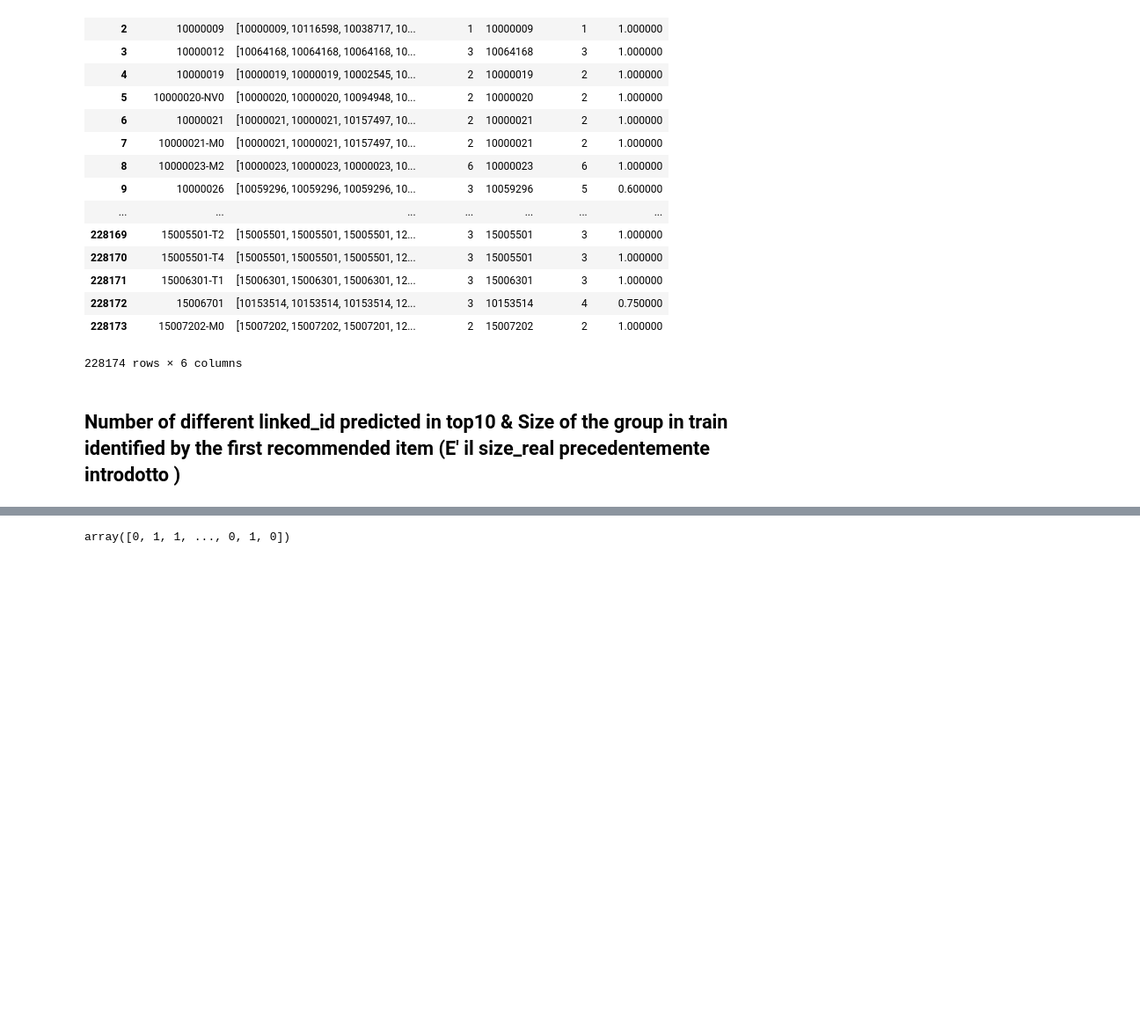
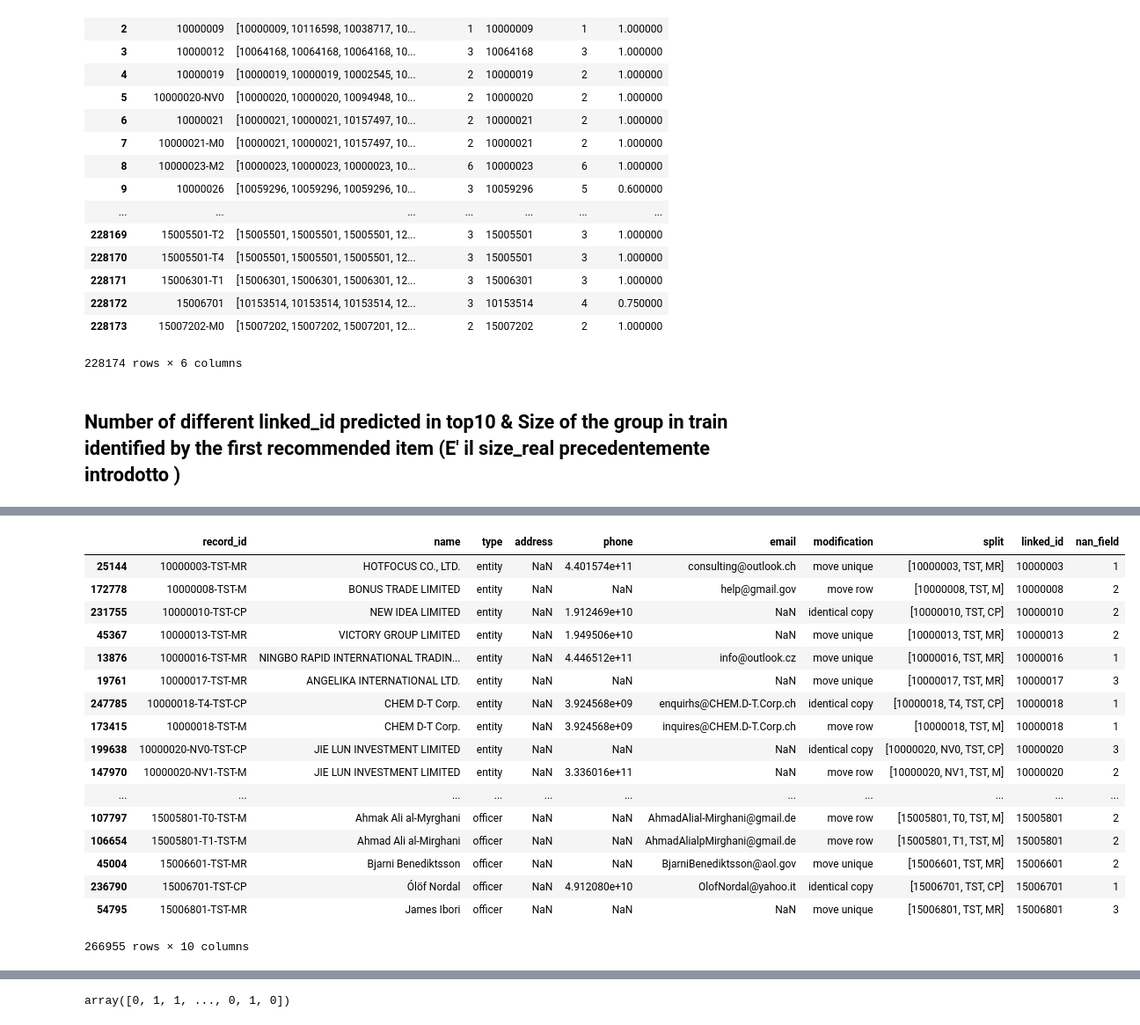
Before and after one commit to teomores/Oracle_HPC_contest, a Jupyter notebook: notebooks/Classificator.ipynb, the cells around one changed output, grey strips where cells are left out. Shown at 88% size. Drawn from its saved outputs; the diff is of its cells as text; code cells hidden in the pictures; blank space fills up the shorter version.

```diff
--- a/notebooks/Classificator.ipynb
+++ b/notebooks/Classificator.ipynb
@@ -219,0 +248,21 @@ c_test = c_test.merge(test_complete_list[['queried_record_id', 'size_real', 'n_d
+# %%
+original_test
+# %% [output]
+|  | record_id | name | type | address | phone | email | modification | split | linked_id | nan_field |
+| 25144 | 10000003-TST-MR | HOTFOCUS CO., LTD. | entity | NaN | 4.401574e+11 | consulting@outlook.ch | move unique | [10000003, TST, MR] | 10000003 | 1 |
+| 172778 | 10000008-TST-M | BONUS TRADE LIMITED | entity | NaN | NaN | help@gmail.gov | move row | [10000008, TST, M] | 10000008 | 2 |
+| 231755 | 10000010-TST-CP | NEW IDEA LIMITED | entity | NaN | 1.912469e+10 | NaN | identical copy | [10000010, TST, CP] | 10000010 | 2 |
+| 45367 | 10000013-TST-MR | VICTORY GROUP LIMITED | entity | NaN | 1.949506e+10 | NaN | move unique | [10000013, TST, MR] | 10000013 | 2 |
+| 13876 | 10000016-TST-MR | NINGBO RAPID INTERNATIONAL TRADIN... | entity | NaN | 4.446512e+11 | info@outlook.cz | move unique | [10000016, TST, MR] | 10000016 | 1 |
+| 19761 | 10000017-TST-MR | ANGELIKA INTERNATIONAL LTD. | entity | NaN | NaN | NaN | move unique | [10000017, TST, MR] | 10000017 | 3 |
+| 247785 | 10000018-T4-TST-CP | CHEM D-T Corp. | entity | NaN | 3.924568e+09 | enquirhs@CHEM.D-T.Corp.ch | identical copy | [10000018, T4, TST, CP] | 10000018 | 1 |
+| 173415 | 10000018-TST-M | CHEM D-T Corp. | entity | NaN | 3.924568e+09 | inquires@CHEM.D-T.Corp.ch | move row | [10000018, TST, M] | 10000018 | 1 |
+| 199638 | 10000020-NV0-TST-CP | JIE LUN INVESTMENT LIMITED | entity | NaN | NaN | NaN | identical copy | [10000020, NV0, TST, CP] | 10000020 | 3 |
+| 147970 | 10000020-NV1-TST-M | JIE LUN INVESTMENT LIMITED | entity | NaN | 3.336016e+11 | NaN | move row | [10000020, NV1, TST, M] | 10000020 | 2 |
+| ... | ... | ... | ... | ... | ... | ... | ... | ... | ... | ... |
+| 107797 | 15005801-T0-TST-M | Ahmak Ali al-Myrghani | officer | NaN | NaN | AhmadAlial-Mirghani@gmail.de | move row | [15005801, T0, TST, M] | 15005801 | 2 |
+| 106654 | 15005801-T1-TST-M | Ahmad Ali al-Mirghani | officer | NaN | NaN | AhmadAlialpMirghani@gmail.de | move row | [15005801, T1, TST, M] | 15005801 | 2 |
+| 45004 | 15006601-TST-MR | Bjarni Benediktsson | officer | NaN | NaN | BjarniBenediktsson@aol.gov | move unique | [15006601, TST, MR] | 15006601 | 2 |
+| 236790 | 15006701-TST-CP | Ólöf Nordal | officer | NaN | 4.912080e+10 | OlofNordal@yahoo.it | identical copy | [15006701, TST, CP] | 15006701 | 1 |
+| 54795 | 15006801-TST-MR | James Ibori | officer | NaN | NaN | NaN | move unique | [15006801, TST, MR] | 15006801 | 3 |
+266955 rows × 10 columns
```
Also changed, not shown: parts of 17 cells of this notebook, 5 other files.
